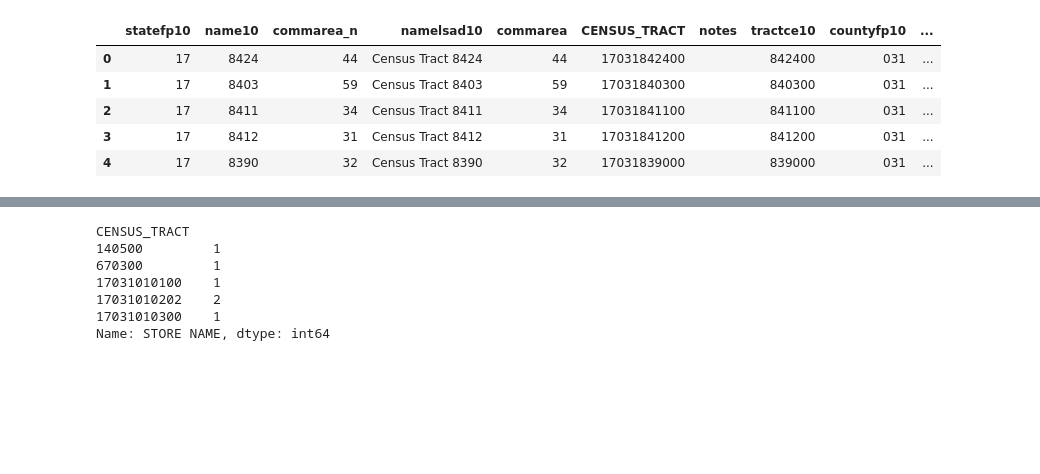
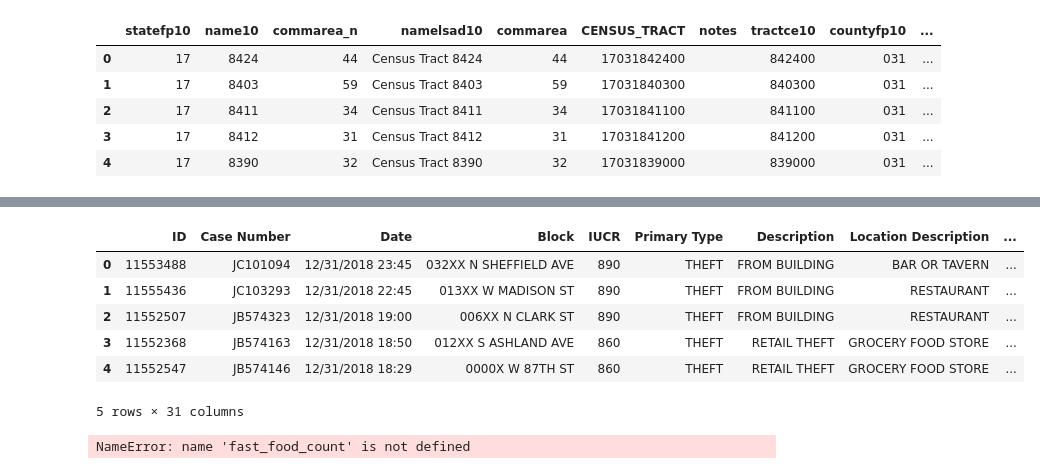
Before and after one commit to chell0011/MMA1, a Jupyter notebook: Mapping Regions.ipynb, the cells around one changed output, grey strips where cells are left out. Drawn from its saved outputs; the diff is of its cells as text; code cells hidden in the pictures; blank space fills up the shorter version.

```diff
--- a/Mapping Regions.ipynb
+++ b/Mapping Regions.ipynb
@@ -89,5 +83,13 @@ chicago_fast_food.head()
 # %%
-#chicago_crime_gdf = geopandas.GeoDataFrame(
-#    chicago_crime, geometry=geopandas.points_from_xy(chicago_crime.Longitude, chicago_crime.Latitude))
-#chicago_crime_gdf.head()
+chicago_crime_gdf = geopandas.GeoDataFrame(
+    chicago_crime, geometry=geopandas.points_from_xy(chicago_crime.Longitude, chicago_crime.Latitude))
+chicago_crime_gdf.head()
+# %% [output]
+|  | ID | Case Number | Date | Block | IUCR | Primary Type | Description | Location Description | ... |
+| 0 | 11553488 | JC101094 | 12/31/2018 23:45 | 032XX N SHEFFIELD AVE | 890 | THEFT | FROM BUILDING | BAR OR TAVERN | ... |
+| 1 | 11555436 | JC103293 | 12/31/2018 22:45 | 013XX W MADISON ST | 890 | THEFT | FROM BUILDING | RESTAURANT | ... |
+| 2 | 11552507 | JB574323 | 12/31/2018 19:00 | 006XX N CLARK ST | 890 | THEFT | FROM BUILDING | RESTAURANT | ... |
+| 3 | 11552368 | JB574163 | 12/31/2018 18:50 | 012XX S ASHLAND AVE | 860 | THEFT | RETAIL THEFT | GROCERY FOOD STORE | ... |
+| 4 | 11552547 | JB574146 | 12/31/2018 18:29 | 0000X W 87TH ST | 860 | THEFT | RETAIL THEFT | GROCERY FOOD STORE | ... |
+5 rows × 31 columns
 # %%
@@ -95,12 +97,6 @@ fast_food_count = chicago_fast_food.groupby("CENSUS_TRACT").count()
 # %%
-fast_food_merge = fast_food_count["STORE NAME"]
-fast_food_merge.head()
+#fast_food_merge = fast_food_count["STORE NAME"]
+#fast_food_merge.head()
 # %% [output]
-CENSUS_TRACT
-140500         1
-670300         1
-17031010100    1
-17031010202    2
-17031010300    1
-Name: STORE NAME, dtype: int64
+NameError: name 'fast_food_count' is not defined
 # %%
```
Also changed, not shown: parts of 20 cells of this notebook.
